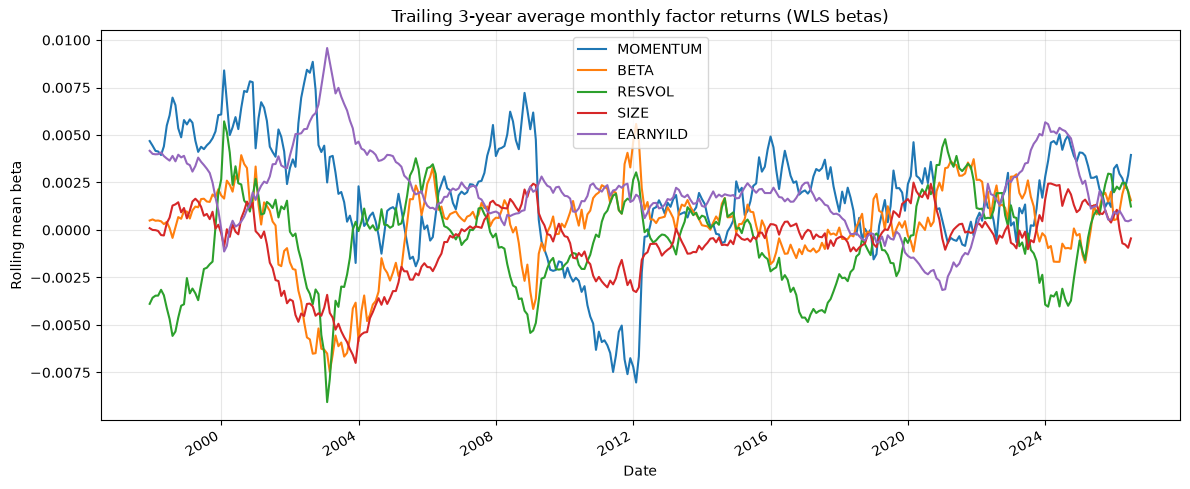
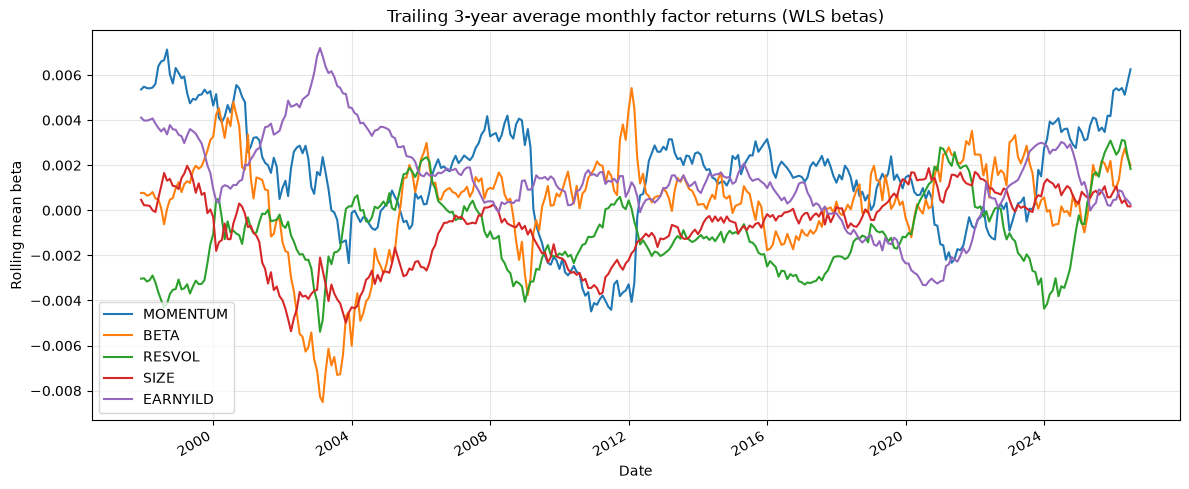
Code edit (unified diff) that turned the first committed figure into the second:
--- before
+++ after
@@ -1,25 +1,3 @@
-from_model = [f for f in PLOT_FACTORS if f in monthly_betas.columns]
-extra_plot_factors = [f for f in PLOT_FACTORS if f not in FACTOR_COLUMNS]
-
-plot_ts = monthly_betas.select(["date", *from_model])
-if extra_plot_factors:
-    extra_aggs = [
-        wls_expr([factor], "coefficients", add_intercept=True)
-        .struct.field(factor)
-        .alias(factor)
-        for factor in extra_plot_factors
-    ]
-    supplemental = (
-        pl.scan_parquet(PARQUET_PATH)
-        .filter(pl.col("country_gem4") == "USA")
-        .with_columns((1.0 / pl.col("srisk").pow(2)).alias("regwt"))
-        .group_by("date")
-        .agg(*extra_aggs)
-        .sort("date")
-        .collect()
-    )
-    plot_ts = plot_ts.join(supplemental, on="date", how="full")
-
-trailing = plot_ts.sort("date").select(
+trailing = univariate_betas.sort("date").select(
     "date",
     *[
@@ -33,5 +11,8 @@
 for factor in PLOT_FACTORS:
     ax.plot(dates, trailing[factor], label=factor, linewidth=1.5)
-ax.set_title(f"Trailing {TRAIL_MONTHS // 12}-year average monthly factor returns (WLS betas)")
+ax.set_title(
+    f"Trailing {TRAIL_MONTHS // 12}-year average monthly factor returns "
+    "(industry-controlled WLS betas)"
+)
 ax.set_xlabel("Date")
 ax.set_ylabel("Rolling mean beta")

Commit: add separat fret wls for each risk factor + industries and use shared plan for efficiency